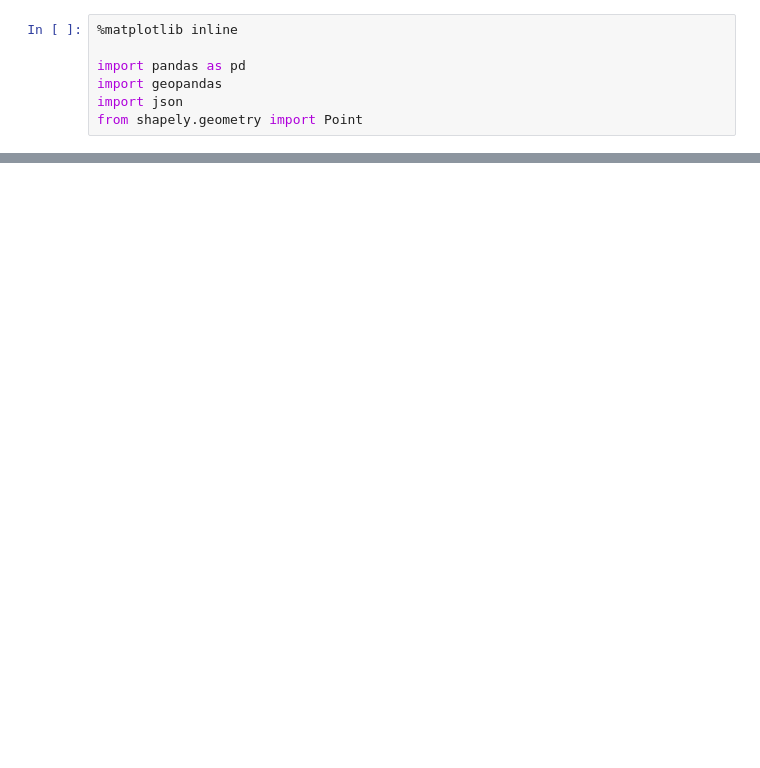
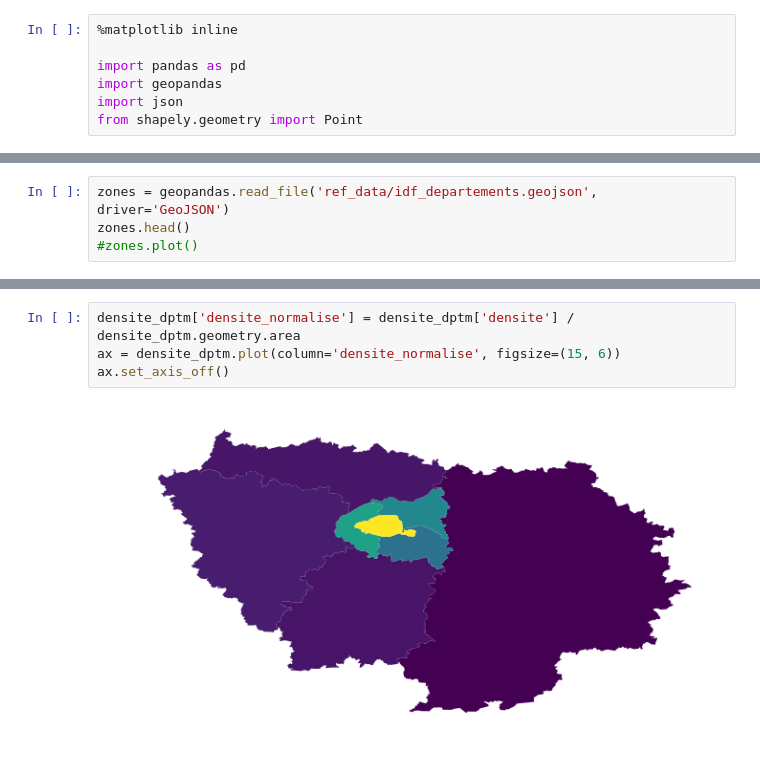
Before and after one commit to Jungle-Bus/ref-fr-STIF, a Jupyter notebook: audit_routepoints/analyse géographique.ipynb, the cells around one changed output, grey strips where cells are left out. Drawn from its saved outputs; the diff is of its cells as text; blank space fills up the shorter version.

```diff
--- a/audit_routepoints/analyse géographique.ipynb
+++ b/audit_routepoints/analyse géographique.ipynb
@@ -44,0 +8,4 @@ dept.plot()
+# %%
+zones = geopandas.read_file('ref_data/idf_departements.geojson', driver='GeoJSON')
+zones.head()
+#zones.plot()
@@ -95,0 +55,6 @@ TypeError: Empty 'DataFrame': no numeric data to plot
+# %%
+densite_dptm['densite_normalise'] = densite_dptm['densite'] / densite_dptm.geometry.area
+ax = densite_dptm.plot(column='densite_normalise', figsize=(15, 6))
+ax.set_axis_off()
+# %% [output]
+[figure, added]
```
Also changed, not shown: parts of 17 cells of this notebook, 4 other files.
